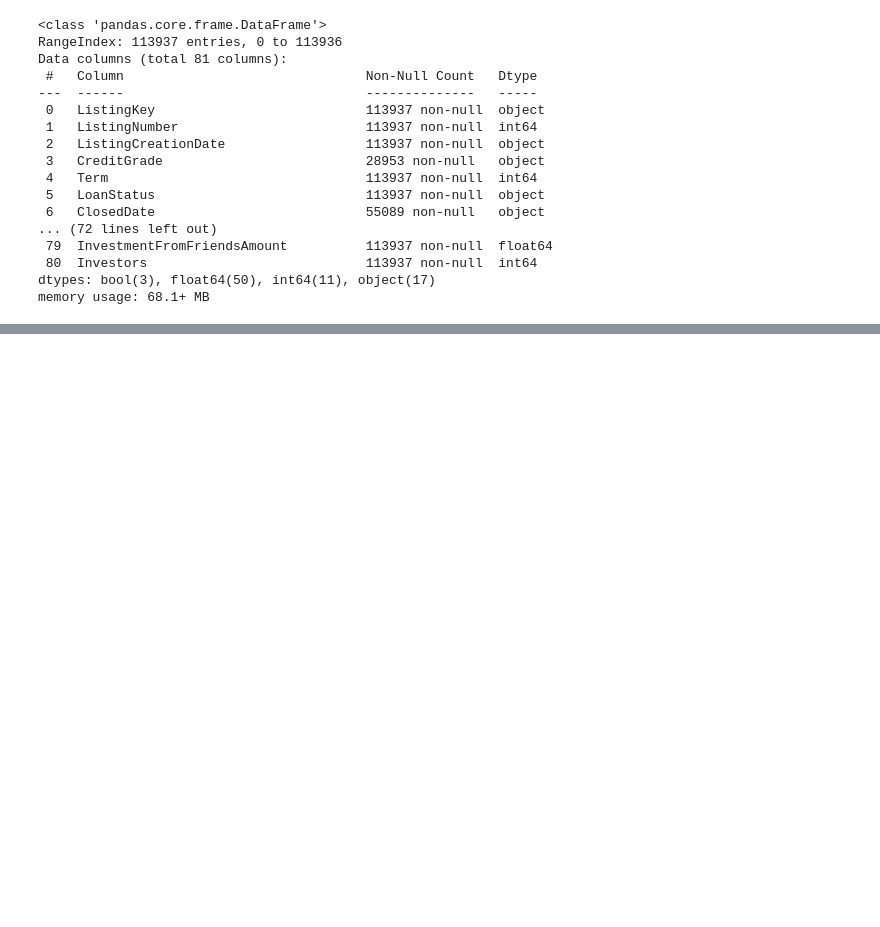
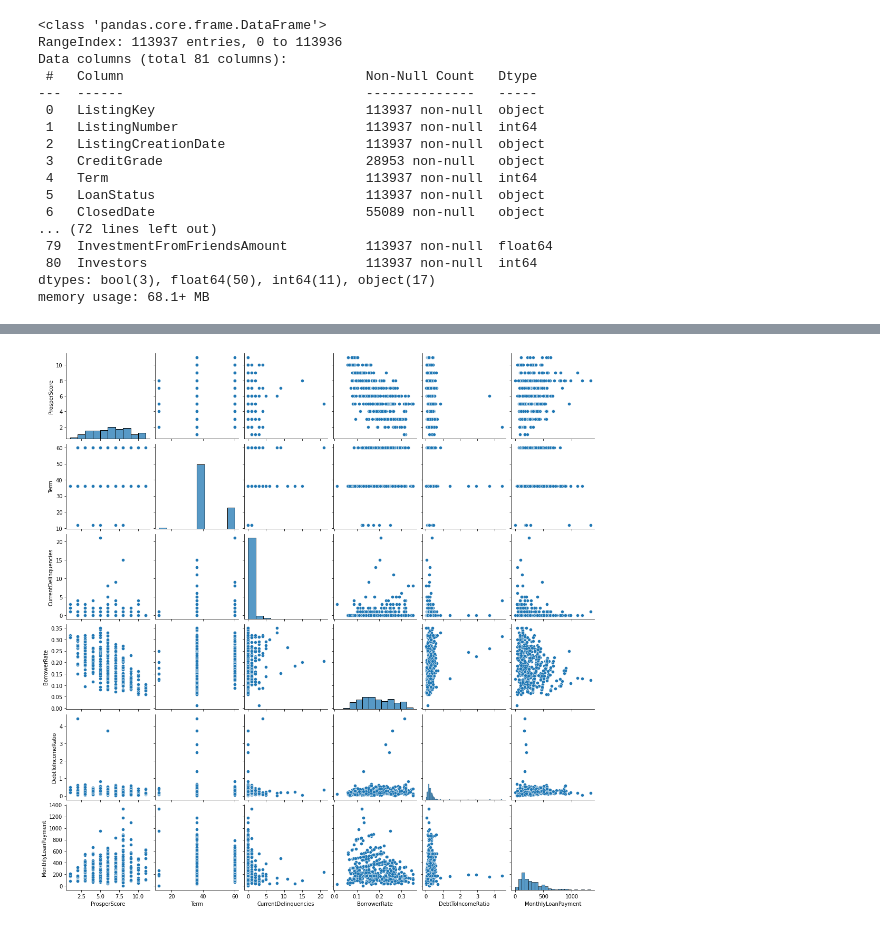
Before and after one commit to JCalaunan/PRJ_Python-Data-Visual, a Jupyter notebook: Loans Part 1.ipynb, the cells around one changed output, grey strips where cells are left out. Drawn from its saved outputs; the diff is of its cells as text; code cells hidden in the pictures; blank space fills up the shorter version.

```diff
--- a/Loans Part 1.ipynb
+++ b/Loans Part 1.ipynb
@@ -122,0 +236,4 @@ TypeError: hist() missing 1 required positional argument: 'x'
+# %%
+# slice object, convert to list and check datatype
+subset_drop = Nan_sublist.sort_values(ascending=False)[4:].index.tolist()
+subset_drop, type(subset_drop)
@@ -122,0 +248,2 @@ TypeError: hist() missing 1 required positional argument: 'x'
+# %%
+loans_df.dropna(axis=0, subset=subset_drop, inplace=True)
@@ -122,0 +277,10 @@ TypeError: hist() missing 1 required positional argument: 'x'
+# %%
+loans_samples = loans_df.sample(n=500)
+
+sb.pairplot(loans_samples,
+            kind='scatter',
+            dropna=True,
+            height=2.5
+            );
+# %% [output]
+[figure, added]
```
Also changed, not shown: parts of 126 cells of this notebook, 1 other file.
